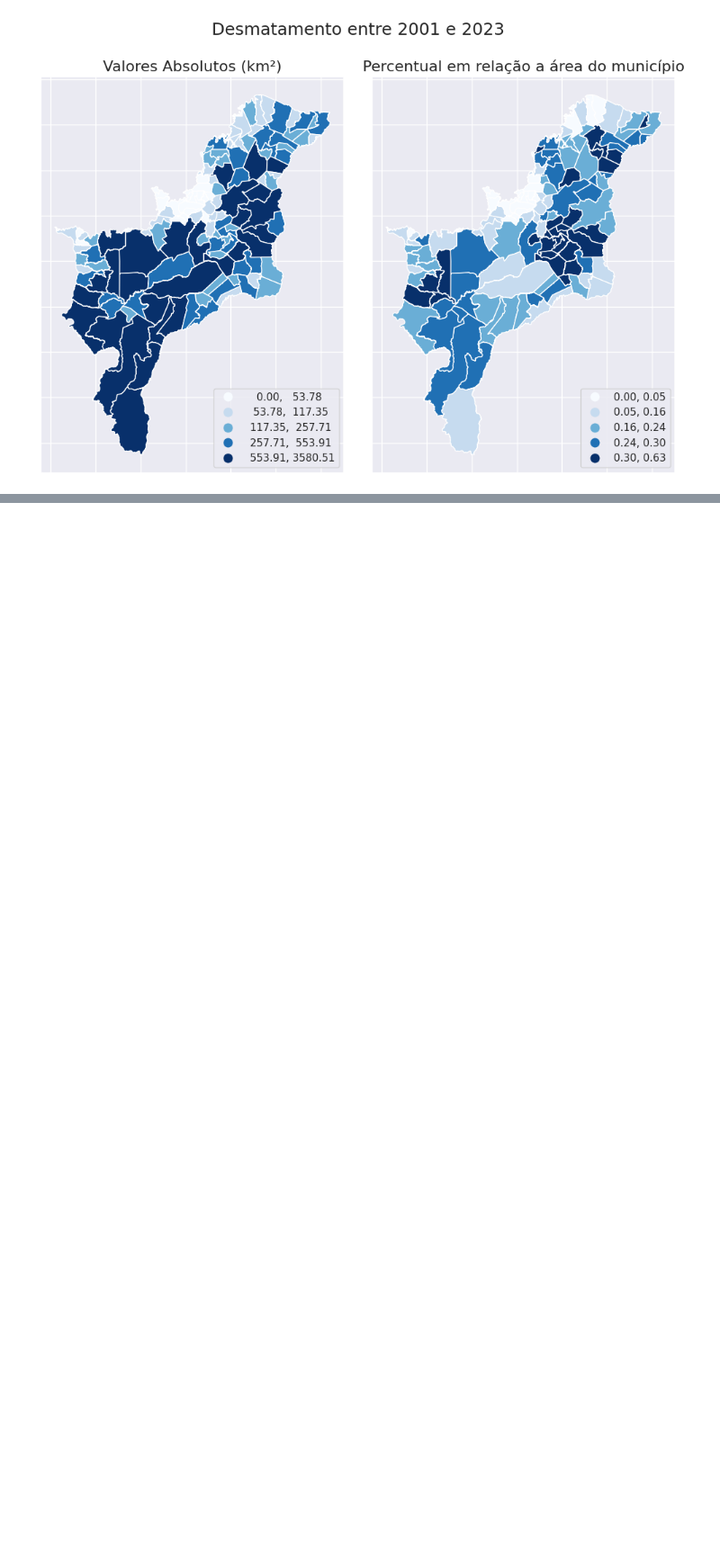
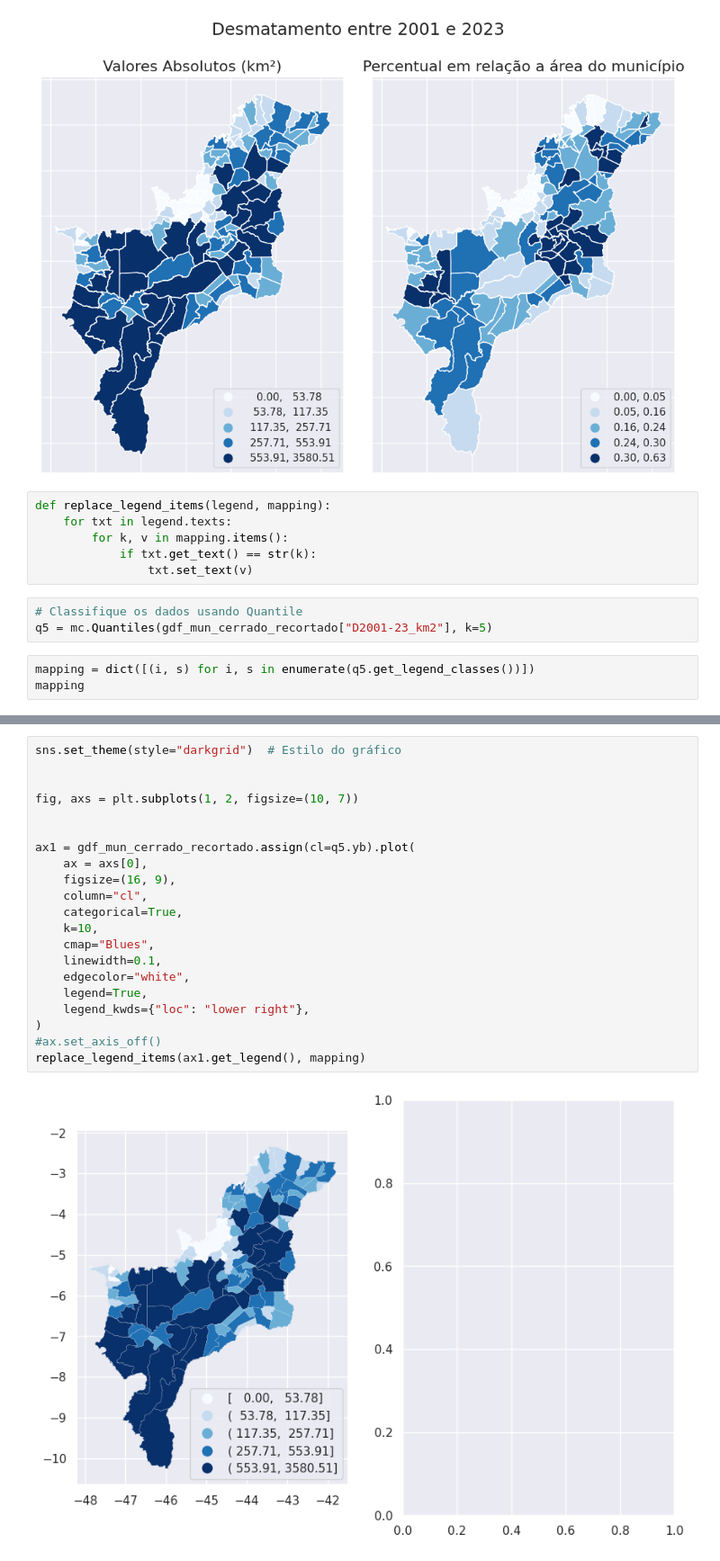
Before and after one commit to LambdaGeo/analise_cerrado_ma, a Jupyter notebook: analise_municipios.ipynb, the cells around one changed output, grey strips where cells are left out. Shown at 90% size. Drawn from its saved outputs; the diff is of its cells as text; blank space fills up the shorter version.

```diff
--- a/analise_municipios.ipynb
+++ b/analise_municipios.ipynb
@@ -2292,3 +2292,15 @@ fig.suptitle('Desmatamento entre 2001 e 2023', fontsize=18)
 plt.tight_layout(rect=[0, 0, 1, 0.95])
 # %% [output]
 [figure]
+# %%
+def replace_legend_items(legend, mapping):
+    for txt in legend.texts:
+        for k, v in mapping.items():
+            if txt.get_text() == str(k):
+                txt.set_text(v)
+# %%
+# Classifique os dados usando Quantile
+q5 = mc.Quantiles(gdf_mun_cerrado_recortado["D2001-23_km2"], k=5)
+# %%
+mapping = dict([(i, s) for i, s in enumerate(q5.get_legend_classes())])
+mapping
@@ -2294,0 +2313,23 @@ plt.tight_layout(rect=[0, 0, 1, 0.95])
+# %%
+sns.set_theme(style="darkgrid")  # Estilo do gráfico
+
+
+fig, axs = plt.subplots(1, 2, figsize=(10, 7))
+
+
+ax1 = gdf_mun_cerrado_recortado.assign(cl=q5.yb).plot(
+    ax = axs[0],
+    figsize=(16, 9),
+    column="cl",
+    categorical=True,
+    k=10,
+    cmap="Blues",
+    linewidth=0.1,
+    edgecolor="white",
+    legend=True,
+    legend_kwds={"loc": "lower right"},
+)
+#ax.set_axis_off()
+replace_legend_items(ax1.get_legend(), mapping)
+# %% [output]
+[figure, added]
```
Also changed, not shown: parts of 4 cells of this notebook, 1 other file.
